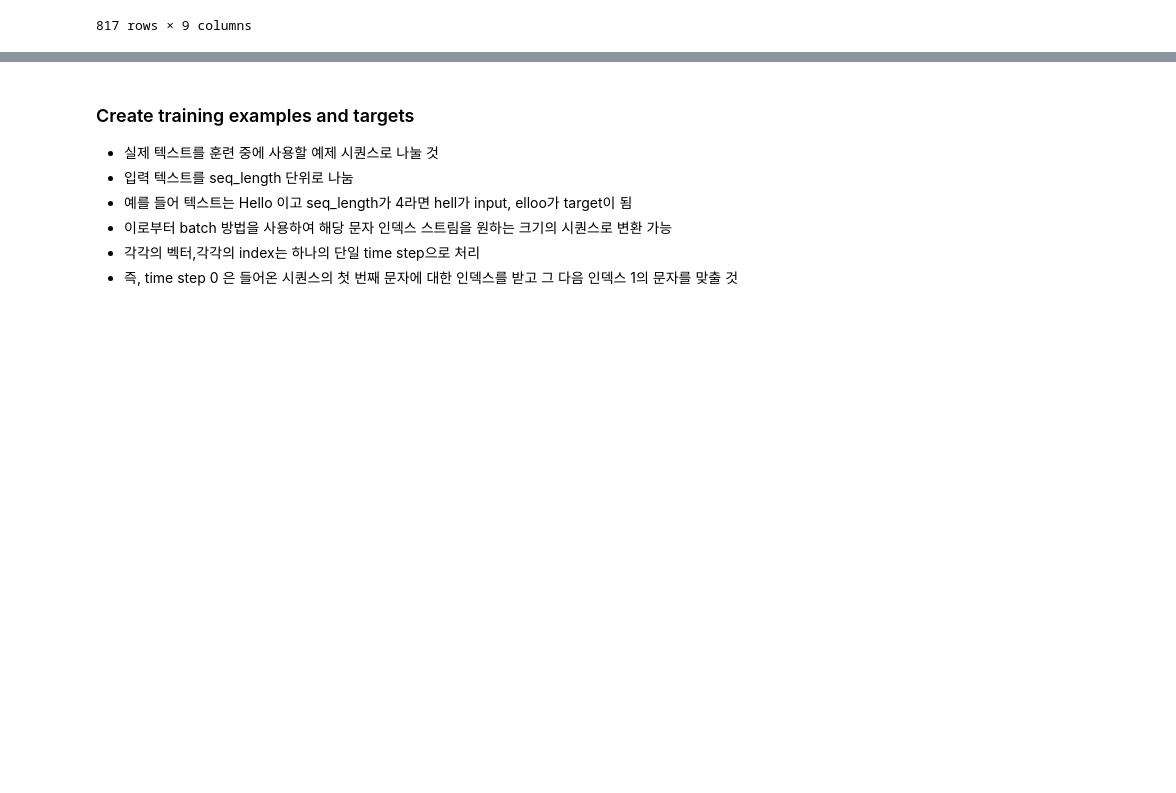
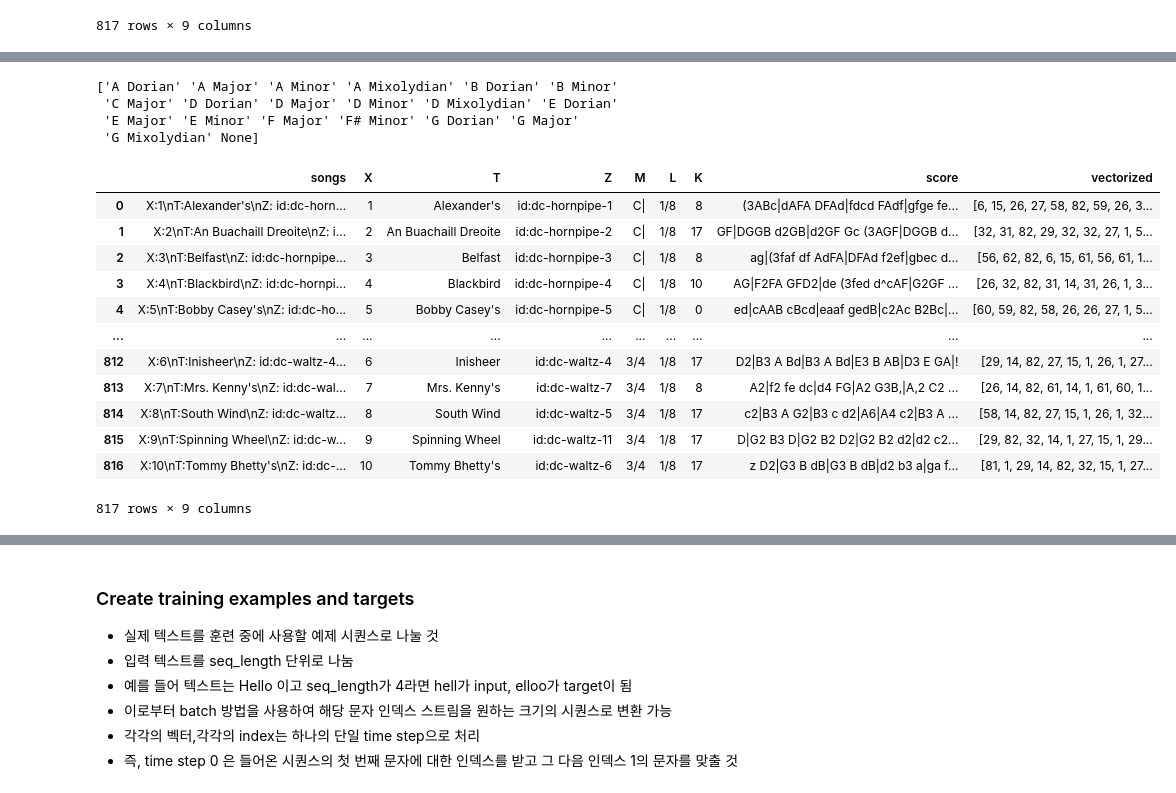
Before and after one commit to iDolphin99/introtodeeplearning, a Jupyter notebook: 2021/lab1/Part2_Music_Generation_EDA_Preprocessing.ipynb, the cells around one changed output, grey strips where cells are left out. Saved outputs shown, nothing was run; the diff lists cells and outputs as text; code cells hidden in the pictures; blank space fills up the shorter version.

```diff
--- a/2021/lab1/Part2_Music_Generation_EDA_Preprocessing.ipynb
+++ b/2021/lab1/Part2_Music_Generation_EDA_Preprocessing.ipynb
@@ -236,0 +219,27 @@ input_data
+# %%
+# LabelEncoder
+from sklearn.preprocessing import LabelEncoder
+
+le = LabelEncoder()
+input_data['K'] = le.fit_transform(list(input_data['K']))   # fit transform으로 한번에 처리 가능
+print(le.classes_)
+
+input_data
+# %% [output]
+['A Dorian' 'A Major' 'A Minor' 'A Mixolydian' 'B Dorian' 'B Minor'
+ 'C Major' 'D Dorian' 'D Major' 'D Minor' 'D Mixolydian' 'E Dorian'
+ 'E Major' 'E Minor' 'F Major' 'F# Minor' 'G Dorian' 'G Major'
+ 'G Mixolydian' None]
+|  | songs | X | T | Z | M | L | K | score | vectorized |
+| 0 | X:1\nT:Alexander's\nZ: id:dc-horn... | 1 | Alexander's | id:dc-hornpipe-1 | C| | 1/8 | 8 | (3ABc|dAFA DFAd|fdcd FAdf|gfge fe... | [6, 15, 26, 27, 58, 82, 59, 26, 3... |
+| 1 | X:2\nT:An Buachaill Dreoite\nZ: i... | 2 | An Buachaill Dreoite | id:dc-hornpipe-2 | C| | 1/8 | 17 | GF|DGGB d2GB|d2GF Gc (3AGF|DGGB d... | [32, 31, 82, 29, 32, 32, 27, 1, 5... |
+| 2 | X:3\nT:Belfast\nZ: id:dc-hornpipe... | 3 | Belfast | id:dc-hornpipe-3 | C| | 1/8 | 8 | ag|(3faf df AdFA|DFAd f2ef|gbec d... | [56, 62, 82, 6, 15, 61, 56, 61, 1... |
+| 3 | X:4\nT:Blackbird\nZ: id:dc-hornpi... | 4 | Blackbird | id:dc-hornpipe-4 | C| | 1/8 | 10 | AG|F2FA GFD2|de (3fed d^cAF|G2GF ... | [26, 32, 82, 31, 14, 31, 26, 1, 3... |
+| 4 | X:5\nT:Bobby Casey's\nZ: id:dc-ho... | 5 | Bobby Casey's | id:dc-hornpipe-5 | C| | 1/8 | 0 | ed|cAAB cBcd|eaaf gedB|c2Ac B2Bc|... | [60, 59, 82, 58, 26, 26, 27, 1, 5... |
+| ... | ... | ... | ... | ... | ... | ... | ... | ... | ... |
+| 812 | X:6\nT:Inisheer\nZ: id:dc-waltz-4... | 6 | Inisheer | id:dc-waltz-4 | 3/4 | 1/8 | 17 | D2|B3 A Bd|B3 A Bd|E3 B AB|D3 E GA|! | [29, 14, 82, 27, 15, 1, 26, 1, 27... |
+| 813 | X:7\nT:Mrs. Kenny's\nZ: id:dc-wal... | 7 | Mrs. Kenny's | id:dc-waltz-7 | 3/4 | 1/8 | 8 | A2|f2 fe dc|d4 FG|A2 G3B,|A,2 C2 ... | [26, 14, 82, 61, 14, 1, 61, 60, 1... |
+| 814 | X:8\nT:South Wind\nZ: id:dc-waltz... | 8 | South Wind | id:dc-waltz-5 | 3/4 | 1/8 | 17 | c2|B3 A G2|B3 c d2|A6|A4 c2|B3 A ... | [58, 14, 82, 27, 15, 1, 26, 1, 32... |
+| 815 | X:9\nT:Spinning Wheel\nZ: id:dc-w... | 9 | Spinning Wheel | id:dc-waltz-11 | 3/4 | 1/8 | 17 | D|G2 B3 D|G2 B2 D2|G2 B2 d2|d2 c2... | [29, 82, 32, 14, 1, 27, 15, 1, 29... |
+| 816 | X:10\nT:Tommy Bhetty's\nZ: id:dc-... | 10 | Tommy Bhetty's | id:dc-waltz-6 | 3/4 | 1/8 | 17 | z D2|G3 B dB|G3 B dB|d2 b3 a|ga f... | [81, 1, 29, 14, 82, 32, 15, 1, 27... |
+817 rows × 9 columns
```
Also changed, not shown: parts of 21 cells of this notebook, 6 other files.
